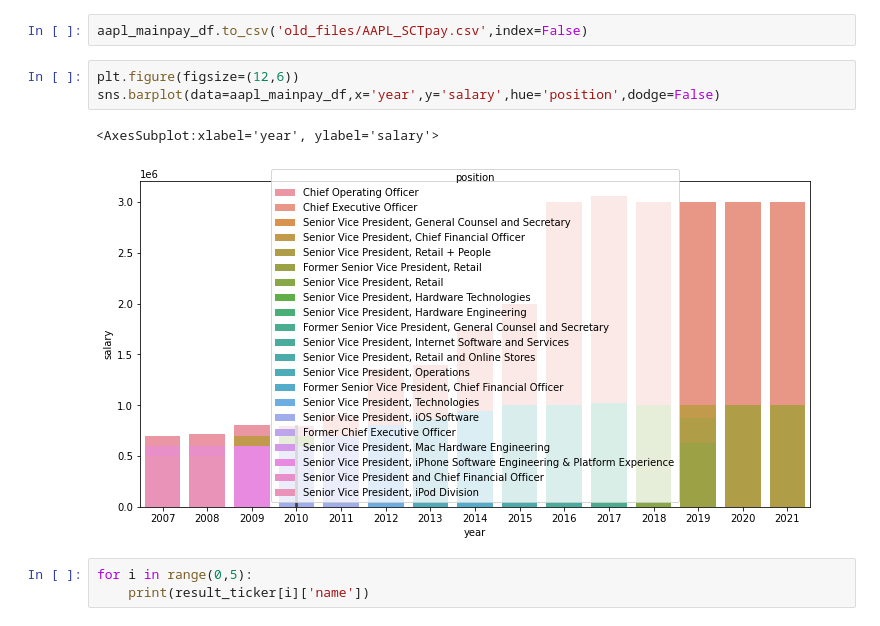
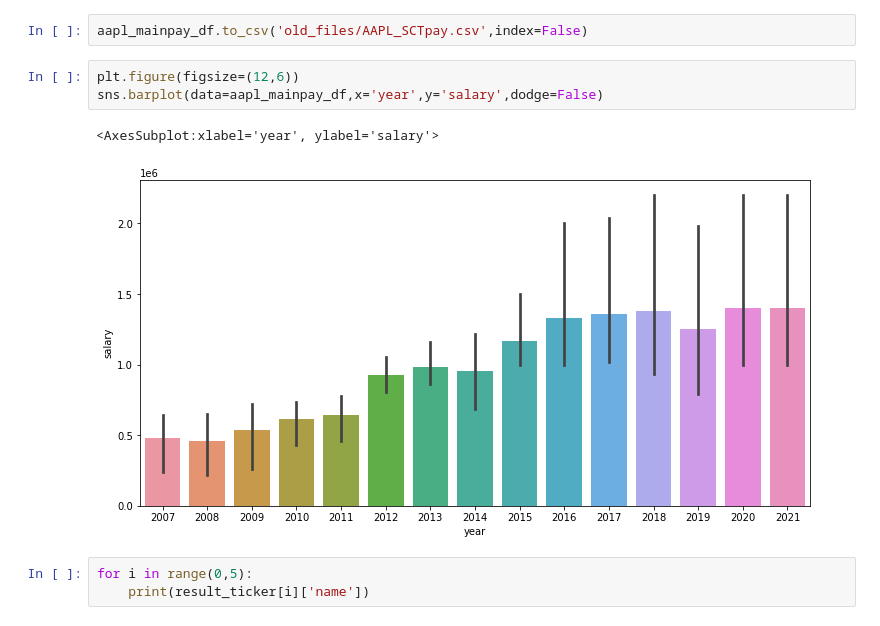
Before and after one commit to sfreagin/follow_the_money, a Jupyter notebook: SEC_API/0_AAPL_test_SCTpay.ipynb, the cells around one changed output. Saved outputs shown, nothing was run; the diff lists cells and outputs as text.

```diff
--- a/SEC_API/0_AAPL_test_SCTpay.ipynb
+++ b/SEC_API/0_AAPL_test_SCTpay.ipynb
@@ -50,10 +62,10 @@ aapl_mainpay_df = pd.DataFrame(result_ticker)
 aapl_mainpay_df.to_csv('old_files/AAPL_SCTpay.csv',index=False)
 # %%
 plt.figure(figsize=(12,6))
-sns.barplot(data=aapl_mainpay_df,x='year',y='salary',hue='position',dodge=False)
+sns.barplot(data=aapl_mainpay_df,x='year',y='salary',dodge=False)
 # %% [output]
 <AxesSubplot:xlabel='year', ylabel='salary'>
-[figure, old version]
+[figure, new version]
 # %%
 for i in range(0,5):
     print(result_ticker[i]['name'])
```
Also changed, not shown: parts of 2 cells of this notebook, 42 other files.
